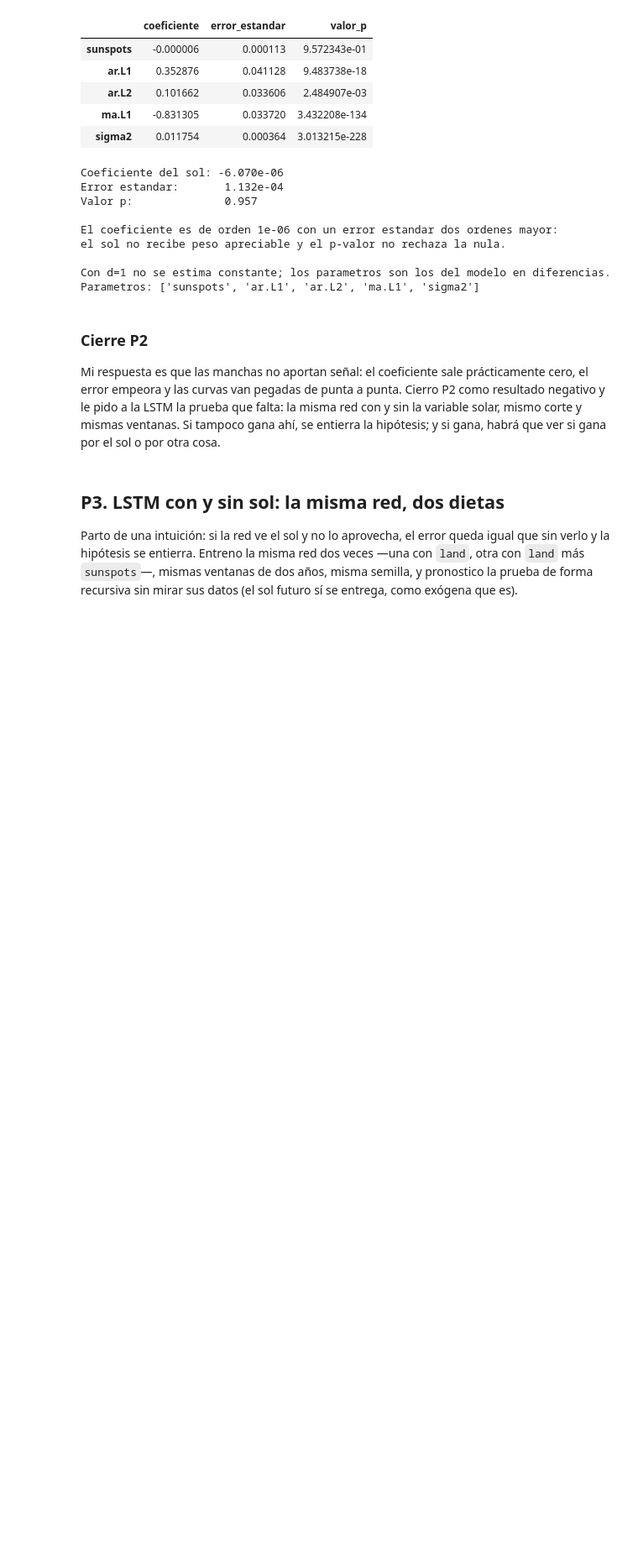
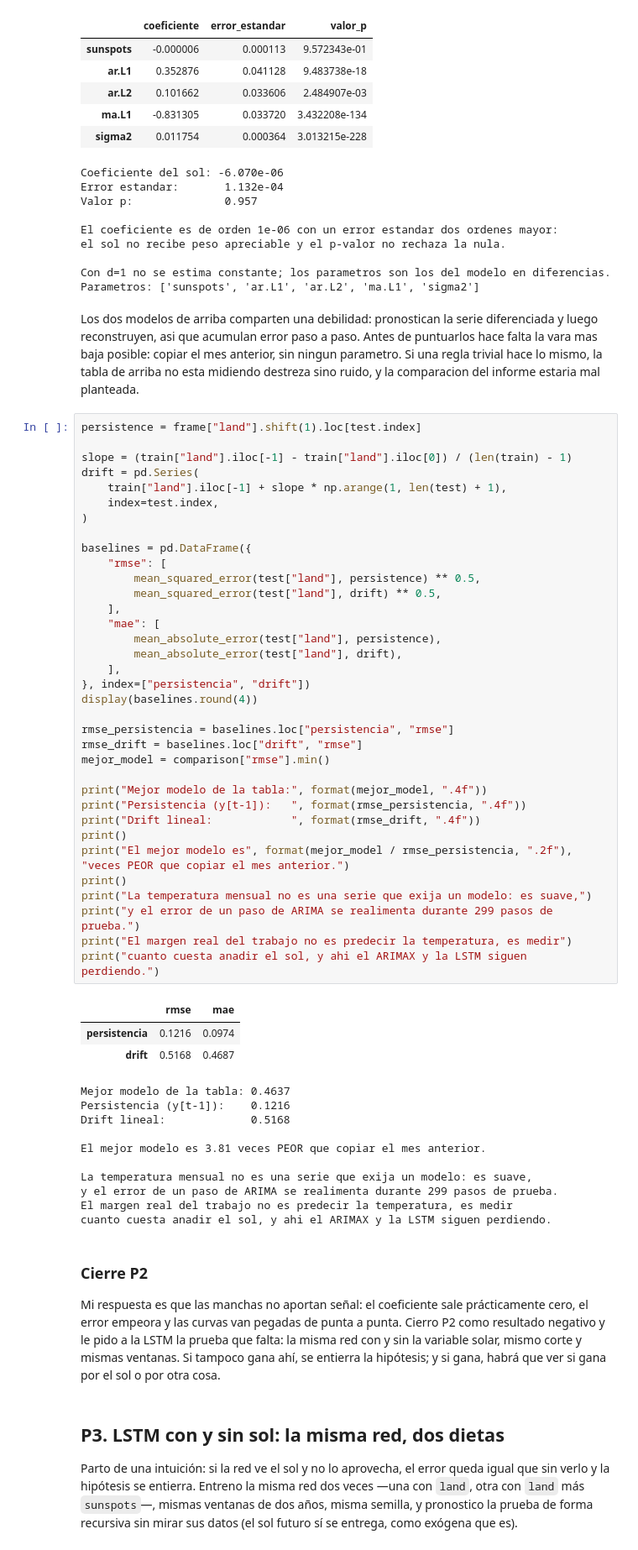
Before and after one commit to JheisonMB/ml, a Jupyter notebook: series-temporales-prediccion/series_temporales_prediccion.ipynb, the cells around one changed output. Shown at 84% size. Saved outputs shown, nothing was run; the diff lists cells and outputs as text; blank space fills up the shorter version.

```diff
--- a/series-temporales-prediccion/series_temporales_prediccion.ipynb
+++ b/series-temporales-prediccion/series_temporales_prediccion.ipynb
@@ -570,6 +570,57 @@ el sol no recibe peso apreciable y el p-valor no rechaza la nula.
 
 Con d=1 no se estima constante; los parametros son los del modelo en diferencias.
 Parametros: ['sunspots', 'ar.L1', 'ar.L2', 'ma.L1', 'sigma2']
+# %% [markdown]
+Los dos modelos de arriba comparten una debilidad: pronostican la serie diferenciada y luego reconstruyen, asi que acumulan error paso a paso. Antes de puntuarlos hace falta la vara mas baja posible: copiar el mes anterior, sin ningun parametro. Si una regla trivial hace lo mismo, la tabla de arriba no esta midiendo destreza sino ruido, y la comparacion del informe estaria mal planteada.
+# %%
+persistence = frame["land"].shift(1).loc[test.index]
+
+slope = (train["land"].iloc[-1] - train["land"].iloc[0]) / (len(train) - 1)
+drift = pd.Series(
+    train["land"].iloc[-1] + slope * np.arange(1, len(test) + 1),
+    index=test.index,
+)
+
+baselines = pd.DataFrame({
+    "rmse": [
+        mean_squared_error(test["land"], persistence) ** 0.5,
+        mean_squared_error(test["land"], drift) ** 0.5,
+    ],
+    "mae": [
+        mean_absolute_error(test["land"], persistence),
+        mean_absolute_error(test["land"], drift),
+    ],
+}, index=["persistencia", "drift"])
+display(baselines.round(4))
+
+rmse_persistencia = baselines.loc["persistencia", "rmse"]
+rmse_drift = baselines.loc["drift", "rmse"]
+mejor_model = comparison["rmse"].min()
+
+print("Mejor modelo de la tabla:", format(mejor_model, ".4f"))
+print("Persistencia (y[t-1]):   ", format(rmse_persistencia, ".4f"))
+print("Drift lineal:            ", format(rmse_drift, ".4f"))
+print()
+print("El mejor modelo es", format(mejor_model / rmse_persistencia, ".2f"), "veces PEOR que copiar el mes anterior.")
+print()
+print("La temperatura mensual no es una serie que exija un modelo: es suave,")
+print("y el error de un paso de ARIMA se realimenta durante 299 pasos de prueba.")
+print("El margen real del trabajo no es predecir la temperatura, es medir")
+print("cuanto cuesta anadir el sol, y ahi el ARIMAX y la LSTM siguen perdiendo.")
+# %% [output]
+|  | rmse | mae |
+| persistencia | 0.1216 | 0.0974 |
+| drift | 0.5168 | 0.4687 |
+Mejor modelo de la tabla: 0.4637
+Persistencia (y[t-1]):    0.1216
+Drift lineal:             0.5168
+
+El mejor modelo es 3.81 veces PEOR que copiar el mes anterior.
+
+La temperatura mensual no es una serie que exija un modelo: es suave,
+y el error de un paso de ARIMA se realimenta durante 299 pasos de prueba.
+El margen real del trabajo no es predecir la temperatura, es medir
+cuanto cuesta anadir el sol, y ahi el ARIMAX y la LSTM siguen perdiendo.
 # %% [markdown]
 ### Cierre P2
 
```
Also changed, not shown: parts of 5 cells of this notebook, 8 other files.
